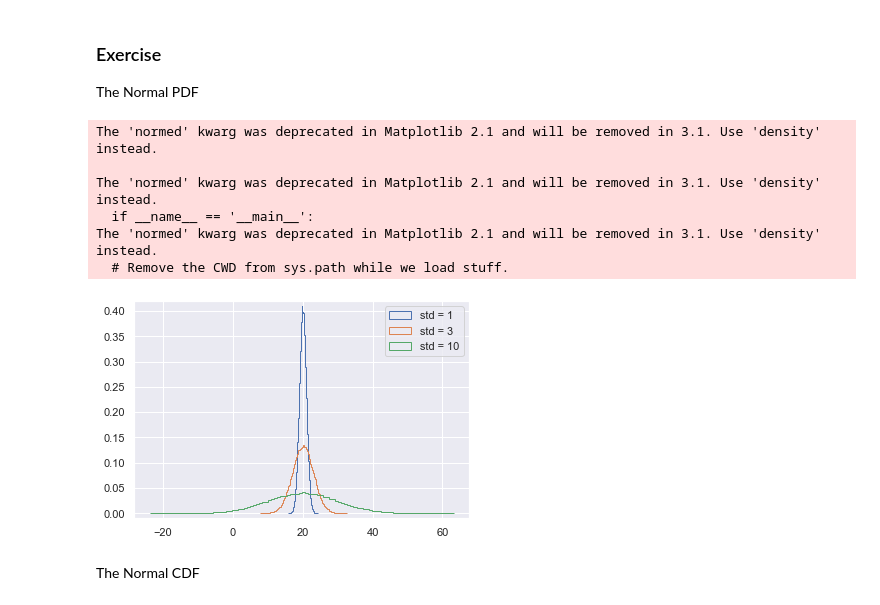
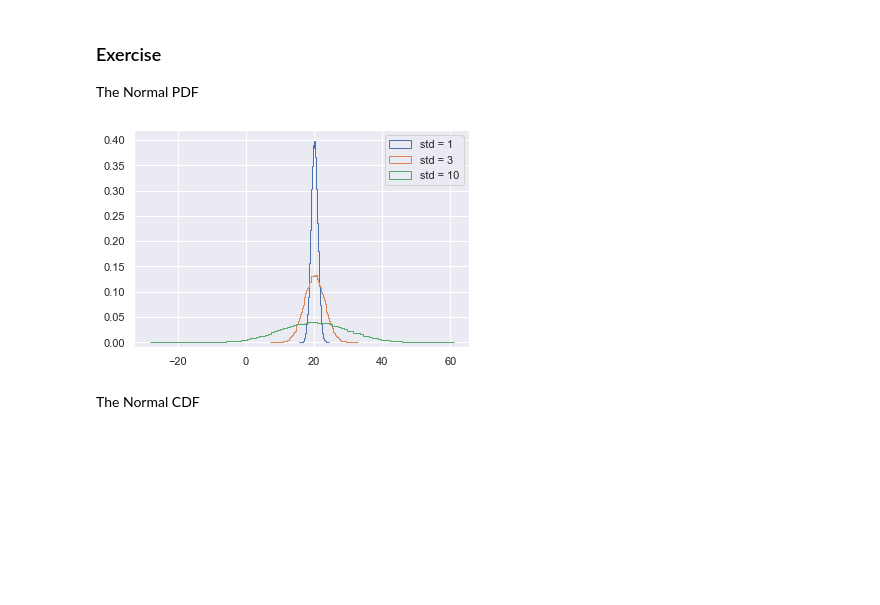
Before and after one commit to Yuleii/programming-notebook, a Jupyter notebook: statistical_thinking_in_python.ipynb, the cells around one changed output. Cells and saved outputs as stored; diff of their text form; code cells hidden in the pictures; blank space fills up the shorter version.

```diff
--- a/statistical_thinking_in_python.ipynb
+++ b/statistical_thinking_in_python.ipynb
@@ -759,27 +755,21 @@ The Normal PDF
 # %%
 # Draw 100000 samples from Normal distribution with stds of interest: samples_std1, samples_std3, samples_std10
 samples_std1 = np.random.normal(20, 1, size=100000)
 samples_std3 = np.random.normal(20, 3, size=100000)
 samples_std10 = np.random.normal(20, 10, size=100000)
 
 # Make histograms
 sns.set()
-plt.hist(samples_std1, bins=100, normed=True, histtype='step')
-plt.hist(samples_std3, bins=100, normed=True, histtype='step')
-plt.hist(samples_std10, bins=100, normed=True, histtype='step')
+plt.hist(samples_std1, bins=100, density=True, histtype='step')
+plt.hist(samples_std3, bins=100, density=True, histtype='step')
+plt.hist(samples_std10, bins=100, density=True, histtype='step')
 
 # Make a legend, set limits and show plot
 _ = plt.legend(('std = 1', 'std = 3', 'std = 10'))
 plt.ylim(-0.01, 0.42)
 plt.show()
 # %% [output]
-The 'normed' kwarg was deprecated in Matplotlib 2.1 and will be removed in 3.1. Use 'density' instead.
-
-The 'normed' kwarg was deprecated in Matplotlib 2.1 and will be removed in 3.1. Use 'density' instead.
-  if __name__ == '__main__':
-The 'normed' kwarg was deprecated in Matplotlib 2.1 and will be removed in 3.1. Use 'density' instead.
-  # Remove the CWD from sys.path while we load stuff.
-[figure, old version]
+[figure, new version]
 # %% [markdown]
 The Normal CDF
 # %%
```
Also changed, not shown: parts of 26 cells of this notebook.
